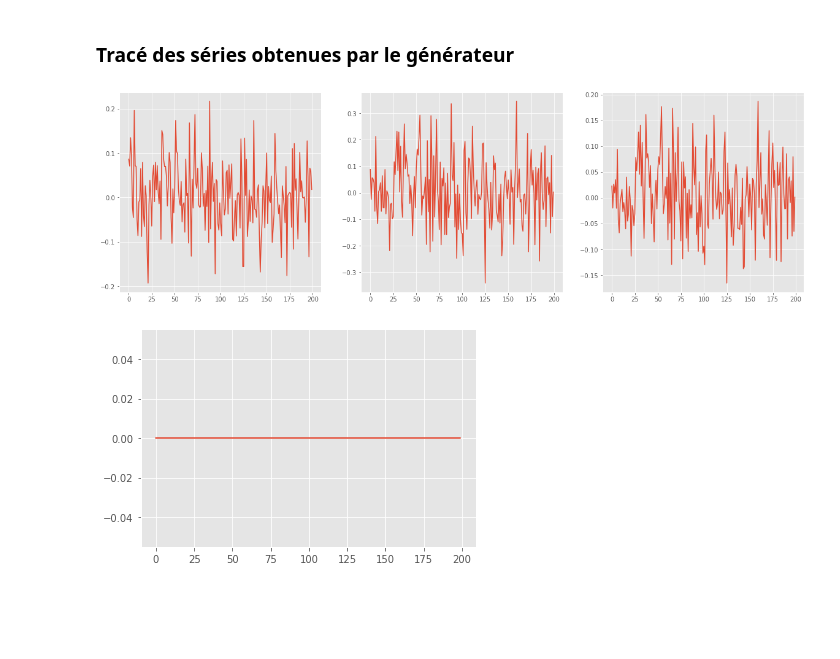
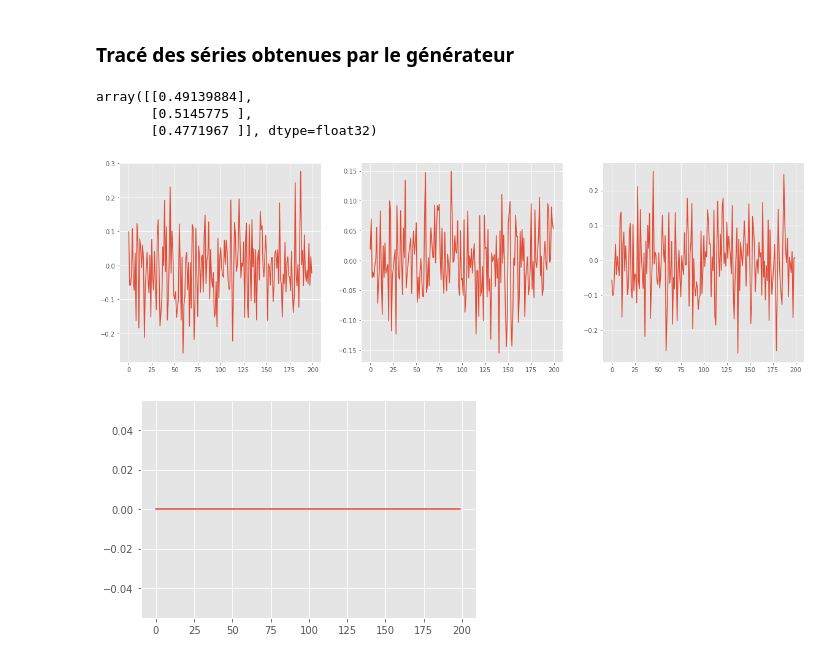
Before and after one commit to Gruz77/Deep-Learning-in-Finance, a Jupyter notebook: GAN/GAN.ipynb, the cells around one changed output. Drawn from its saved outputs; the diff is of its cells as text; code cells hidden in the pictures; blank space fills up the shorter version.

```diff
--- a/GAN/GAN.ipynb
+++ b/GAN/GAN.ipynb
@@ -266,12 +275,17 @@ T = 200
 D = 10
 # %%
 generator = Sequential()
-generator.add(Dense(units=10, input_dim=D, activation="linear", use_bias=False))
-generator.add(Dense(units=20, activation="relu", use_bias=False))
-generator.add(Dense(units=20, activation="relu", use_bias=False))
-generator.add(Dense(units=20, activation="relu", use_bias=False))
-generator.add(Dense(units=20, activation="relu", use_bias=False))
-generator.add(Dense(units=10, activation="relu", use_bias=False))
+generator.add(Dense(units=30, input_dim=D, activation="linear", use_bias=False))
+# generator.add(Dropout(rate=0.1))
+generator.add(Dense(units=30, activation="linear", use_bias=False))
+generator.add(Dropout(rate=0.1))
+generator.add(Dense(units=30, activation="linear", use_bias=False))
+generator.add(Dropout(rate=0.1))
+generator.add(Dense(units=30, activation="linear", use_bias=False))
+generator.add(Dropout(rate=0.1))
+generator.add(Dense(units=30, activation="linear", use_bias=False))
+# generator.add(Dropout(rate=0.1))
+generator.add(Dense(units=30, activation="linear", use_bias=False))
 generator.add(Dense(units=T, activation="linear", use_bias=False))
 # %% [markdown]
 ## 2) On réentraine le GAN
@@ -282,12 +296,12 @@ generator.add(Dense(units=T, activation="linear", use_bias=False))
 # %%
 # ----- Discriminateur --------------
 discriminator = Sequential()
-discriminator.add(Dense(units=10, input_dim=T, activation="tanh"))
-discriminator.add(Dense(units=10, activation="tanh"))
-discriminator.add(Dense(units=10, activation="tanh"))
-discriminator.add(Dense(units=10, activation="tanh"))
-discriminator.add(Dense(units=10, activation="tanh"))
-discriminator.add(Dense(units=10, activation="tanh"))
+discriminator.add(Dense(units=20, input_dim=T, activation="tanh"))
+discriminator.add(Dense(units=20, activation="tanh"))
+discriminator.add(Dense(units=20, activation="tanh"))
+discriminator.add(Dense(units=20, activation="tanh"))
+discriminator.add(Dense(units=20, activation="tanh"))
+discriminator.add(Dense(units=20, activation="tanh"))
 discriminator.add(Dense(units=1, activation="sigmoid"))
 
 # On compile le discriminateur
@@ -349,19 +363,27 @@ for i in tqdm(range(batch_per_epoch)):
   print(disc_loss, gan_loss)
 # %% [markdown]
 ### Tracé des séries obtenues par le générateur
+# %%
+# Nos 3 vecteurs d'entrées
+inputs = np.random.normal(size=(3,D))
+
+# On demande au discriminateur de prédire si ce sont des séries temporelles
+probas = gan.predict(inputs)
+probas
+# %% [output]
+array([[0.49139884],
+       [0.5145775 ],
+       [0.4771967 ]], dtype=float32)
 # %%
-# Nos 3 vecteurs d'entrées
-inputs = np.random.normal(size=(3,D))
-
 # On génère nos séries avec le générateur
 series_output = generator.predict(inputs)
 
 import matplotlib.pyplot as plt
-fig, ax = plt.subplots(1,3,figsize=(20,6))
+fig, ax = plt.subplots(1,inputs.shape[0],figsize=(20,6))
 for i, serie in enumerate(series_output):
   ax[i].plot(serie)
 # %% [output]
-[figure, old version]
+[figure, new version]
 # %%
 input_null = np.zeros((1,D))
 output_null = generator.predict(input_null)
```
Also changed, not shown: parts of 14 cells of this notebook.
